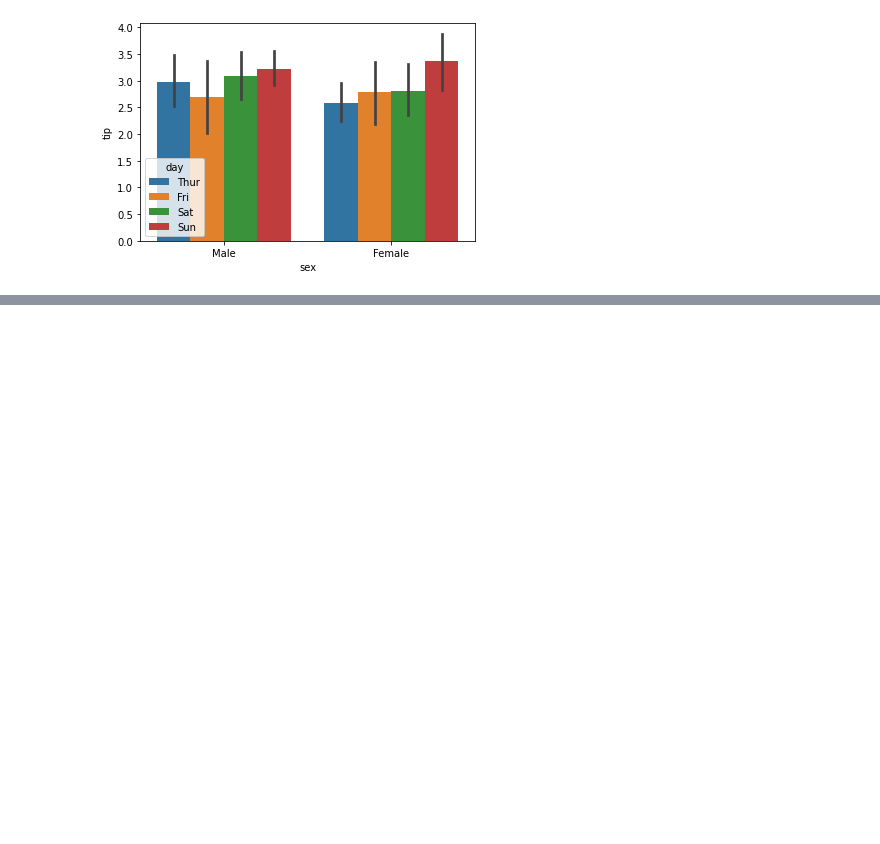
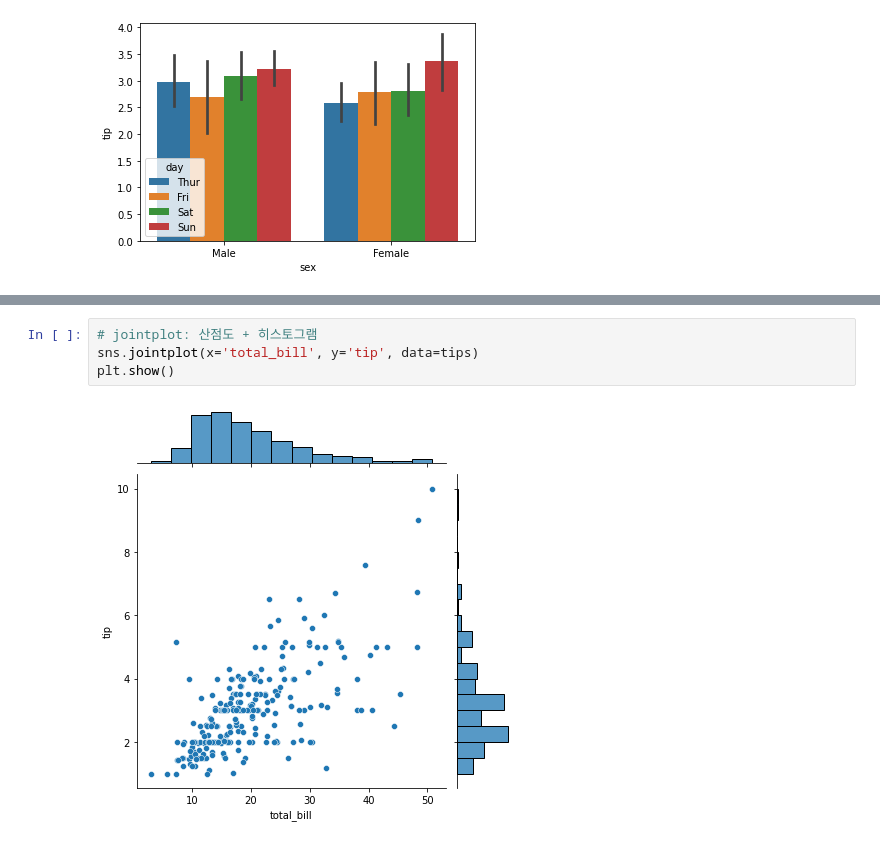
Before and after one commit to sejinseo/Itwill_Python, a Jupyter notebook: py22_seaborn.ipynb, the cells around one changed output, grey strips where cells are left out. Cells and saved outputs as stored; diff of their text form; blank space fills up the shorter version.

```diff
--- a/py22_seaborn.ipynb
+++ b/py22_seaborn.ipynb
@@ -245,0 +263,6 @@ plt.show()
+# %%
+# jointplot: 산점도 + 히스토그램
+sns.jointplot(x='total_bill', y='tip', data=tips)
+plt.show()
+# %% [output]
+[figure, added]
```
Also changed, not shown: parts of 16 cells of this notebook.
